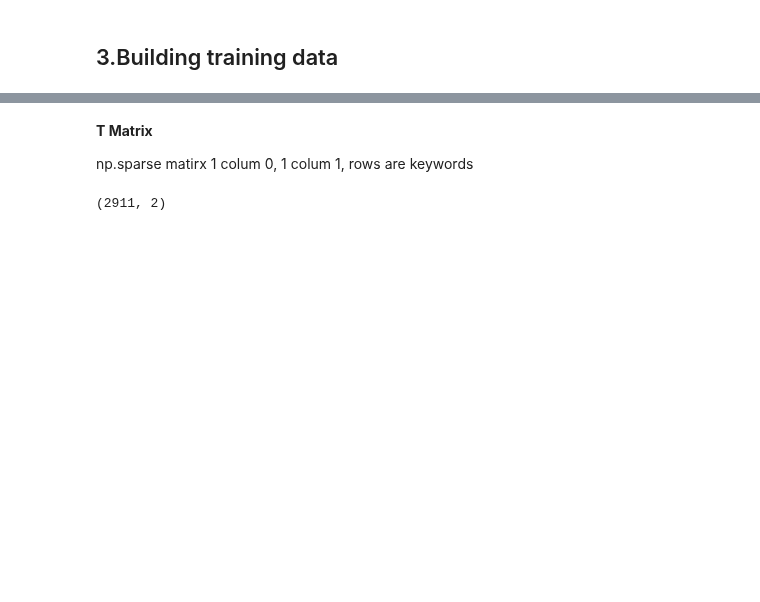
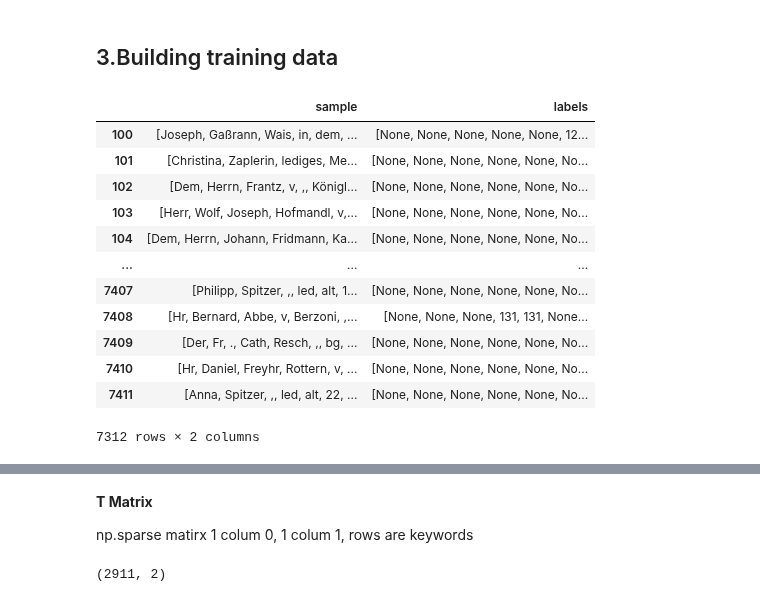
Before and after one commit to knodle/knodle, a Jupyter notebook: examples/data_preprocessing/wiennerisches_diarium_historical_dataset/data_preprocessing_sterbelisten_wiener_diarum.ipynb, the cells around one changed output, grey strips where cells are left out. Drawn from its saved outputs; the diff is of its cells as text; code cells hidden in the pictures; blank space fills up the shorter version.

```diff
--- a/examples/data_preprocessing/wiennerisches_diarium_historical_dataset/data_preprocessing_sterbelisten_wiener_diarum.ipynb
+++ b/examples/data_preprocessing/wiennerisches_diarium_historical_dataset/data_preprocessing_sterbelisten_wiener_diarum.ipynb
@@ -263,12 +283,29 @@ Cleaned Sentence: ['\nDem', 'Peter', 'Frost', 'einem', 'Cammer', 'im', 'Greiseck
 # %%
 # saving the training data, leaving 100 samples as test data
 
 d = {"sample": clean_sterbeliste, "labels":samples}
 
 df = pd.DataFrame(d)
 
 df_train = df[100:]
-df_train.to_csv(os.path.join(data_path, 'df_train.csv').replace('\\','/'))
+df_train.to_csv(os.path.join(data_path, 'df_train.csv'))
+
+
+df_train
+# %% [output]
+|  | sample | labels |
+| 100 | [Joseph, Gaßrann, Wais, in, dem, ... | [None, None, None, None, None, 12... |
+| 101 | [Christina, Zaplerin, lediges, Me... | [None, None, None, None, None, No... |
+| 102 | [Dem, Herrn, Frantz, v, ,, Königl... | [None, None, None, None, None, No... |
+| 103 | [Herr, Wolf, Joseph, Hofmandl, v,... | [None, None, None, None, None, No... |
+| 104 | [Dem, Herrn, Johann, Fridmann, Ka... | [None, None, None, None, None, No... |
+| ... | ... | ... |
+| 7407 | [Philipp, Spitzer, ,, led, alt, 1... | [None, None, None, None, None, No... |
+| 7408 | [Hr, Bernard, Abbe, v, Berzoni, ,... | [None, None, None, 131, 131, None... |
+| 7409 | [Der, Fr, ., Cath, Resch, ,, bg, ... | [None, None, None, None, None, No... |
+| 7410 | [Hr, Daniel, Freyhr, Rottern, v, ... | [None, None, None, None, None, No... |
+| 7411 | [Anna, Spitzer, ,, led, alt, 22, ... | [None, None, None, None, None, No... |
+7312 rows × 2 columns
 # %%
 '''
 X Matrix
```
Also changed, not shown: parts of 18 cells of this notebook, 1 other file.
